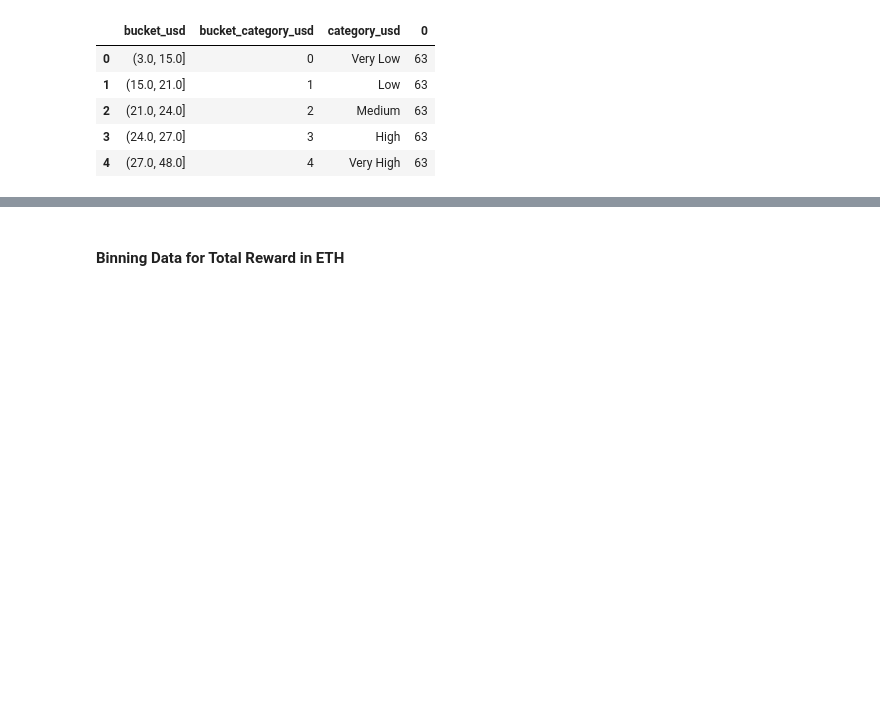
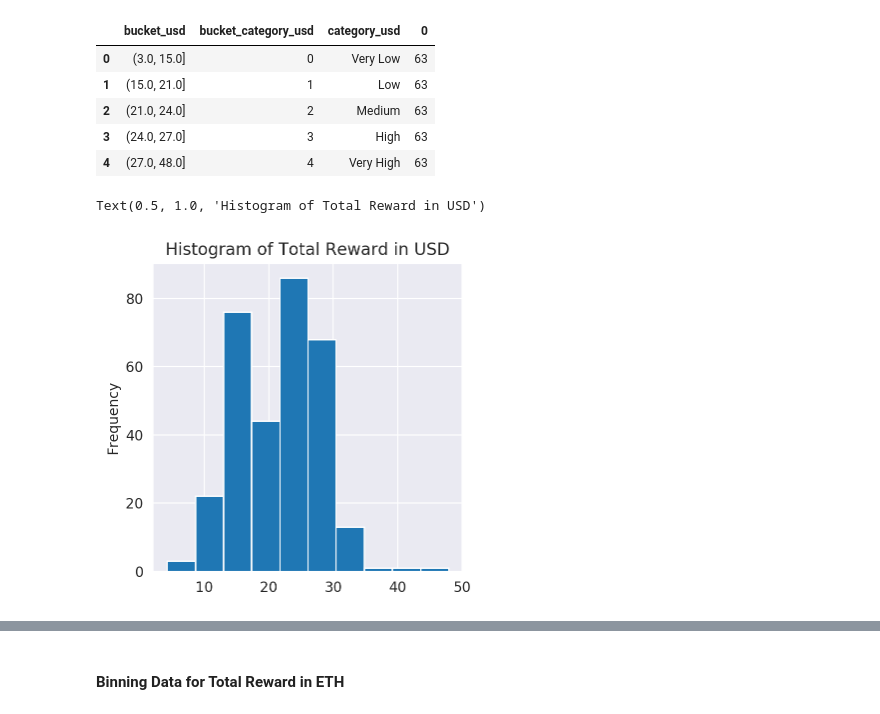
Before and after one commit to luckyp71/eth_mining_reward_rtx3090s, a Jupyter notebook: eth_mining_reward_rtx3090s.ipynb, the cells around one changed output, grey strips where cells are left out. Cells and saved outputs as stored; diff of their text form; code cells hidden in the pictures; blank space fills up the shorter version.

```diff
--- a/eth_mining_reward_rtx3090s.ipynb
+++ b/eth_mining_reward_rtx3090s.ipynb
@@ -150,3 +150,9 @@ df[['bucket_usd','bucket_category_usd','category_usd']].value_counts().reset_ind
 | 2 | (21.0, 24.0] | 2 | Medium | 63 |
 | 3 | (24.0, 27.0] | 3 | High | 63 |
 | 4 | (27.0, 48.0] | 4 | Very High | 63 |
+# %%
+ax = df['total_reward_usd'].plot.hist(figsize=(4,4))
+plt.title('Histogram of Total Reward in USD')
+# %% [output]
+Text(0.5, 1.0, 'Histogram of Total Reward in USD')
+[figure, added]
```
Also changed, not shown: parts of 5 cells of this notebook.
